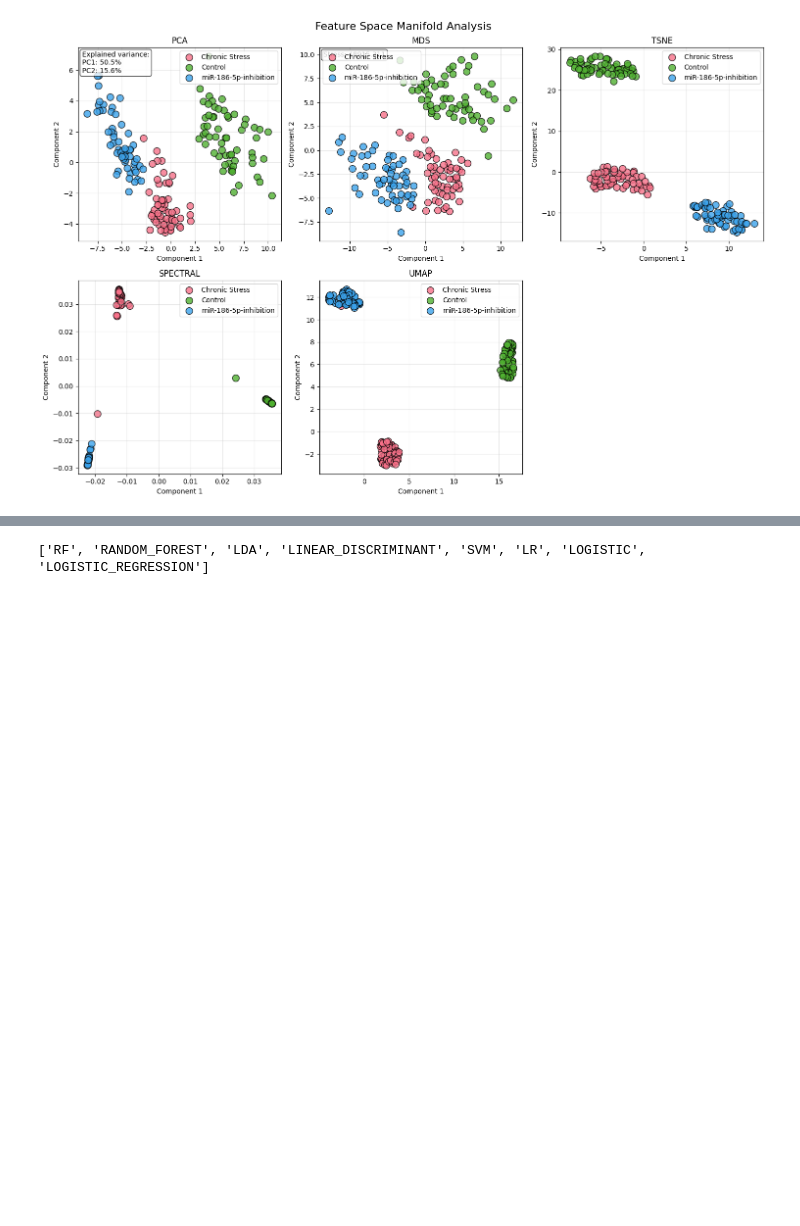
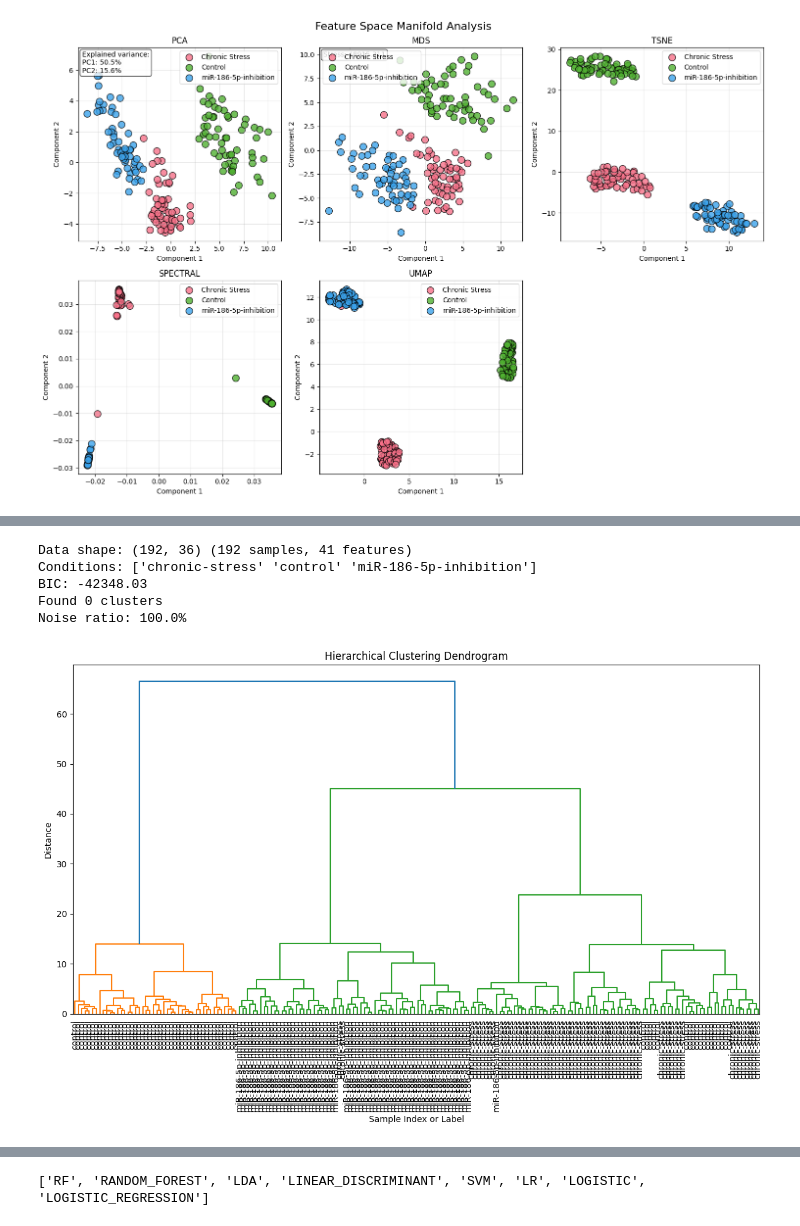
Before and after one commit to CNNC-Lab/mea-flow, a Jupyter notebook: notebooks/04_feature_based_analysis.ipynb, the cells around one changed output, grey strips where cells are left out. Drawn from its saved outputs; the diff is of its cells as text; code cells hidden in the pictures; blank space fills up the shorter version.

```diff
--- a/notebooks/04_feature_based_analysis.ipynb
+++ b/notebooks/04_feature_based_analysis.ipynb
@@ -165 +217,40 @@ Top contributing features:
+# %%
+# Apply manually
+from mea_flow.analysis import (
+    apply_kmeans_clustering,
+    apply_gmm_clustering,
+    apply_dbscan_clustering,
+    apply_hierarchical_clustering,
+    plot_dendrogram
+)
+# Step 1: Load data
+X, labels, feature_names = load_feature_data(
+    csv_path='testing/results_channels.csv',
+    condition_column='condition',
+    exclude_columns=['group_type', 'group_id', 'n_channels', 'recording_length']
+)
+
+# K-means clustering
+kmeans_result = apply_kmeans_clustering(X, n_clusters=3, random_state=42)
+
+# GMM with model selection
+gmm_result = apply_gmm_clustering(X, n_components=3, covariance_type='full')
+print(f"BIC: {gmm_result['metrics']['bic']:.2f}")
+
+# DBSCAN for automatic cluster detection
+dbscan_result = apply_dbscan_clustering(X, eps=0.5, min_samples=5)
+print(f"Found {dbscan_result['metrics']['n_clusters']} clusters")
+print(f"Noise ratio: {dbscan_result['metrics']['noise_ratio']:.1%}")
+
+# Hierarchical clustering with dendrogram
+hierarchical_result = apply_hierarchical_clustering(X, n_clusters=3, linkage_method='ward')
+dendrogram_fig = plot_dendrogram(hierarchical_result, labels=labels)
+plt.show()
+# %% [output]
+Data shape: (192, 36) (192 samples, 41 features)
+Conditions: ['chronic-stress' 'control' 'miR-186-5p-inhibition']
+BIC: -42348.03
+Found 0 clusters
+Noise ratio: 100.0%
+[figure, added]
 # %% [markdown]
```
Also changed, not shown: parts of 9 cells of this notebook, 6 other files.
